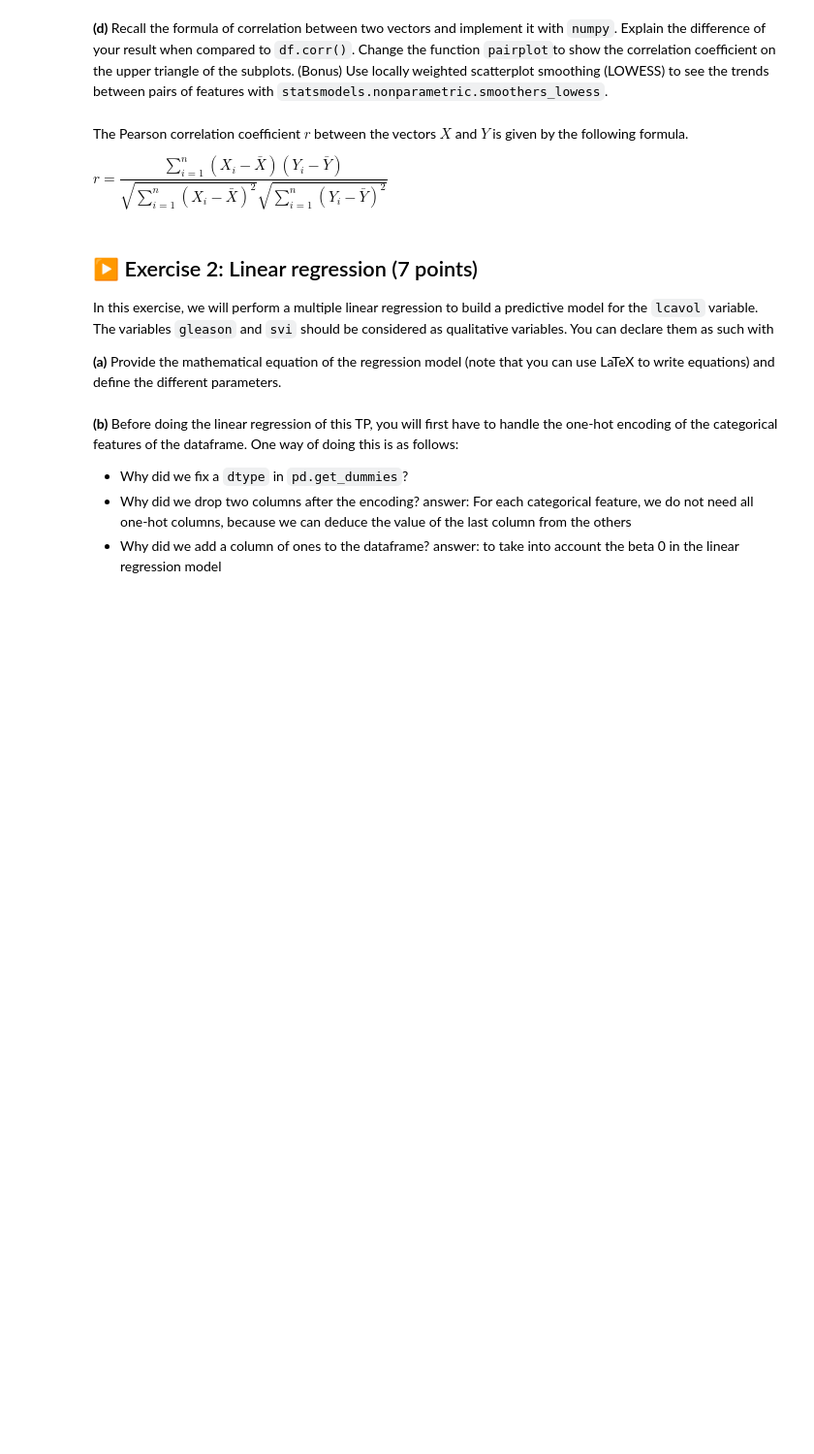
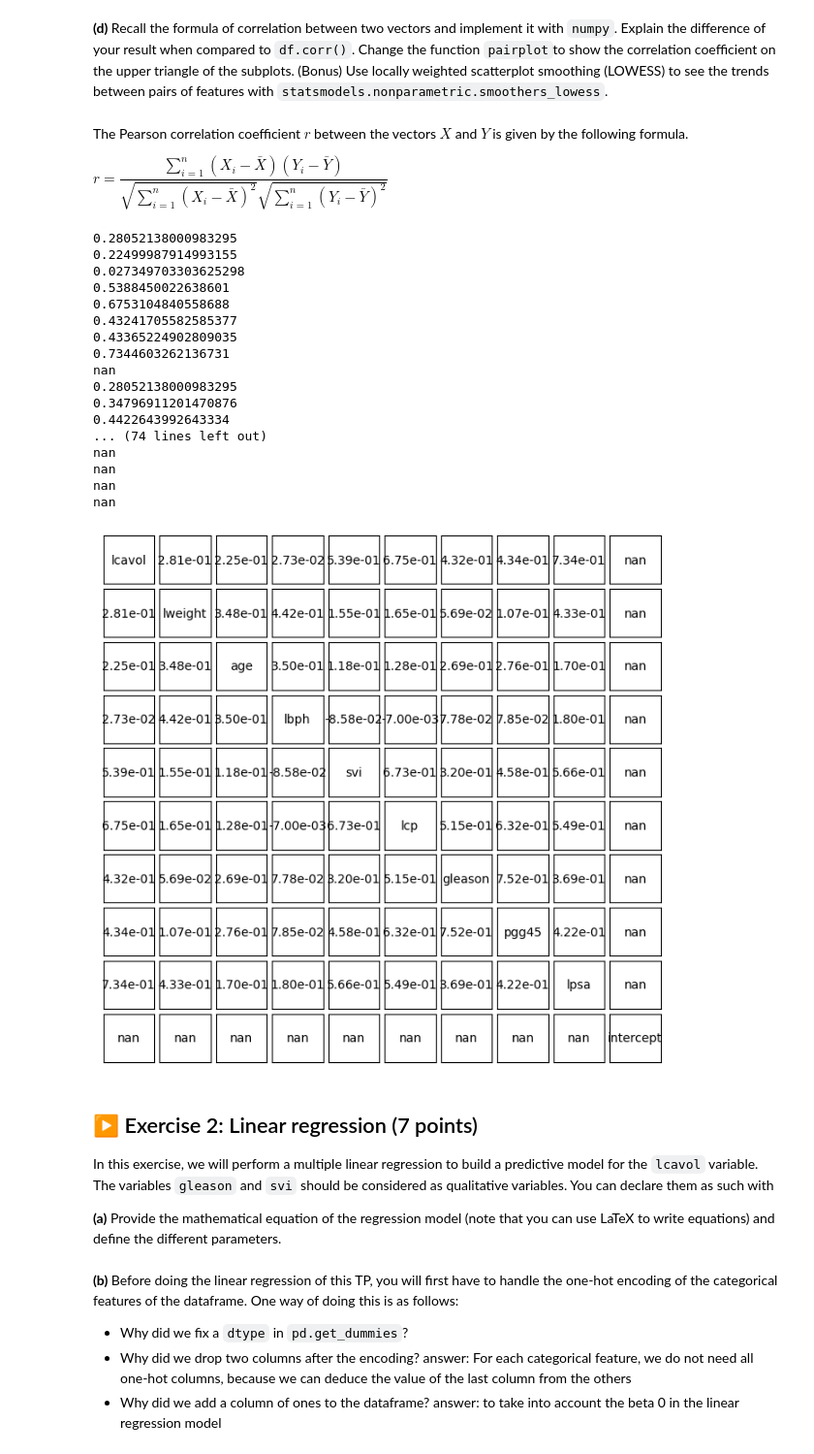
Before and after one commit to giangNguyen2007/statistical_learning, a Jupyter notebook: TP1/TP1.ipynb, the cells around one changed output. Shown at 97% size. Drawn from its saved outputs; the diff is of its cells as text; code cells hidden in the pictures; blank space fills up the shorter version.

```diff
--- a/TP1/TP1.ipynb
+++ b/TP1/TP1.ipynb
@@ -102,6 +102,62 @@ plt.show()
 The Pearson correlation coefficient $r$ between the vectors $X$ and $Y$ is given by the following formula.
 
 $r = \dfrac{\sum_{i=1}^{n} (X_i - \bar{X})(Y_i - \bar{Y})}{\sqrt{\sum_{i=1}^{n} (X_i - \bar{X})^2} \sqrt{\sum_{i=1}^{n} (Y_i - \bar{Y})^2}}$
+# %%
+def correlation(x, y):
+    num = ((x - x.mean()) * (y - y.mean())).sum()
+
+    den = np.sqrt(np.sum((x - x.mean())**2) * np.sum((y - y.mean())**2))
+    return num / den
+
+
+def pairplotv2(df, figsize=None):
+    if figsize is None:
+        figsize = (7.10, 6.70)
+    n_vars = df.shape[1]
+    fig, ax = plt.subplots(figsize=figsize, ncols=n_vars, nrows=n_vars)
+    plt.subplots_adjust(
+        wspace=0.10, hspace=0.10, left=0.05, right=0.95, bottom=0.05, top=0.95)
+    for i in range(n_vars):
+        for j in range(n_vars):
+            axij = ax[i][j]
+            i_name = df.columns[i]
+            j_name = df.columns[j]
+            axij.set_xticks([])
+            axij.set_yticks([])
+            axij.margins(0.1)
+            if i != j:
+                corr = correlation(np.array(df[i_name]), np.array(df[j_name]))
+                i_name = f"{corr:.2e}"
+                print(corr)
+
+
+            axij.text(0.5, 0.5, i_name, fontsize=10,
+                              horizontalalignment='center',
+                              verticalalignment='center',
+                              transform = axij.transAxes)
+    return fig, ax
+
+fig, ax = pairplotv2(df)
+plt.show()
+# %% [output]
+0.28052138000983295
+0.22499987914993155
+0.027349703303625298
+0.5388450022638601
+0.6753104840558688
+0.43241705582585377
+0.43365224902809035
+0.7344603262136731
+nan
+0.28052138000983295
+0.34796911201470876
+0.4422643992643334
+... (74 lines left out)
+nan
+nan
+nan
+nan
+[figure, added]
 # %% [markdown]
 ## ▶️ Exercise 2: Linear regression (7 points)
 
```
